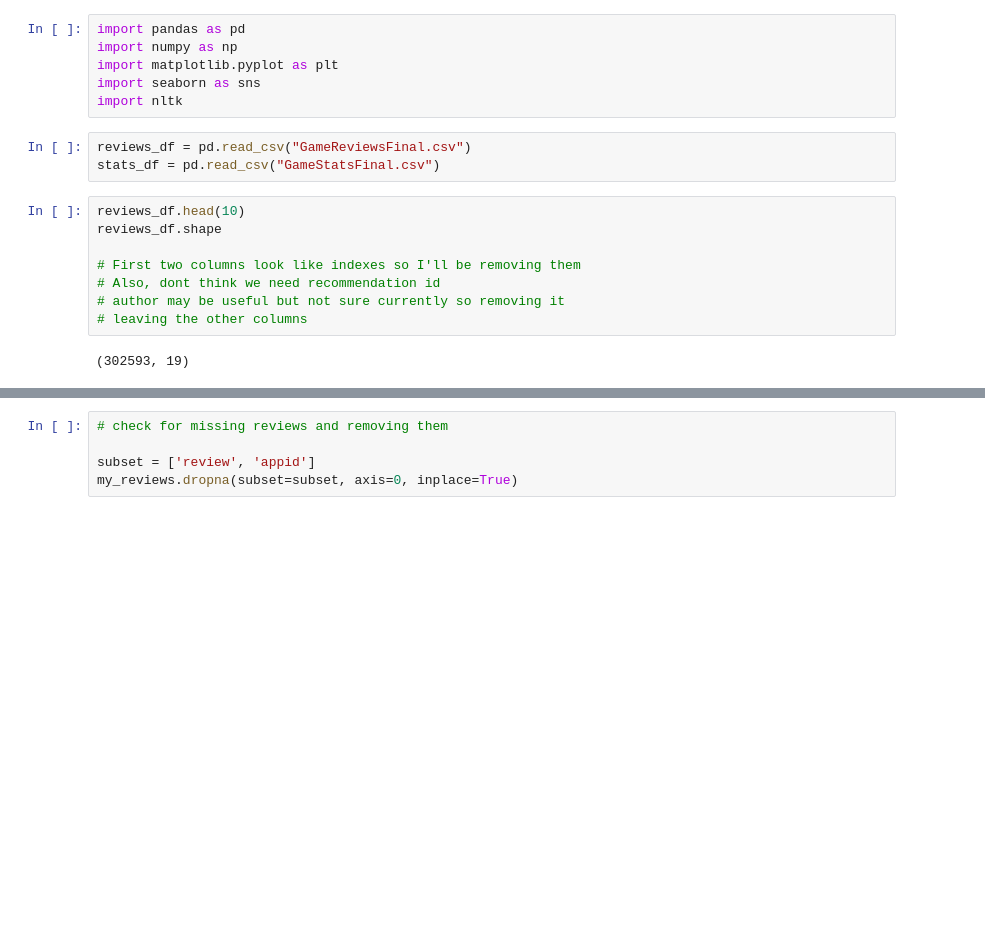
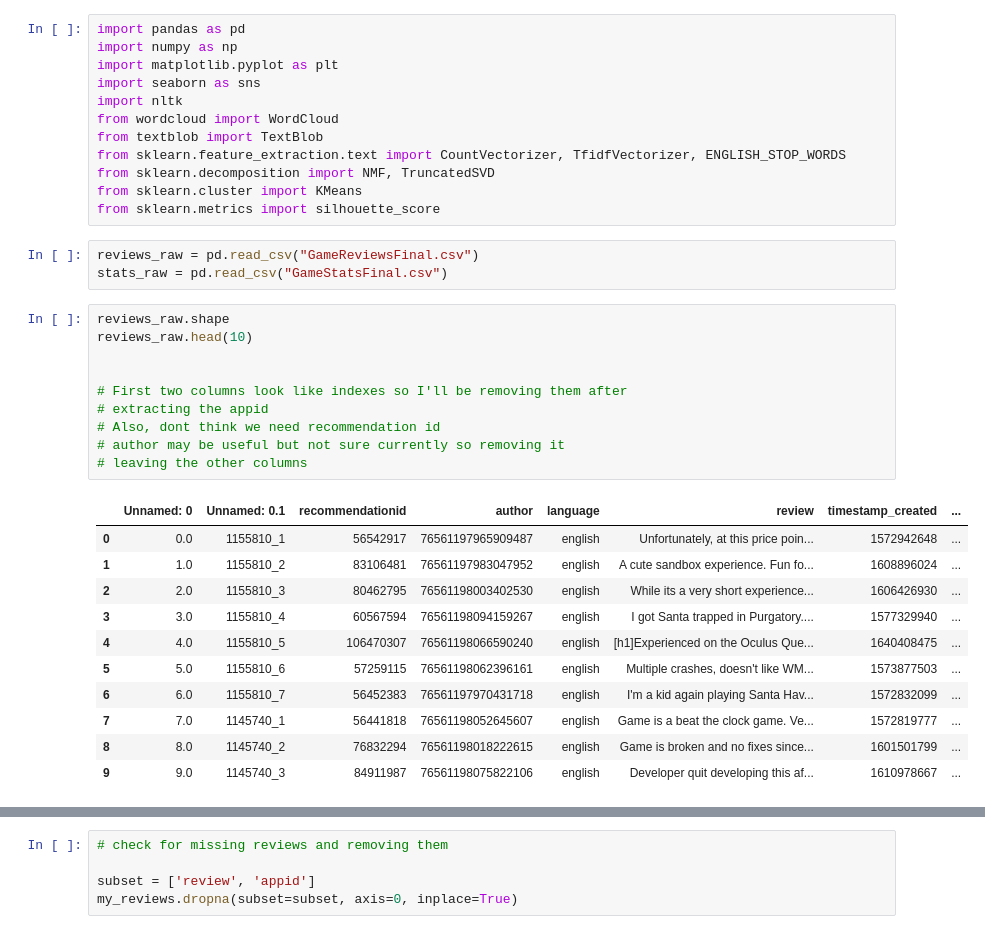
Before and after one commit to EdwinVIII/dataknights_project, a Jupyter notebook: Text Analysis.ipynb, the cells around one changed output, grey strips where cells are left out. Drawn from its saved outputs; the diff is of its cells as text; blank space fills up the shorter version.

Commit message:
Text analysis updated

```diff
--- a/Text Analysis.ipynb
+++ b/Text Analysis.ipynb
@@ -4,16 +4,34 @@ import numpy as np
 import matplotlib.pyplot as plt
 import seaborn as sns
 import nltk
+from wordcloud import WordCloud
+from textblob import TextBlob
+from sklearn.feature_extraction.text import CountVectorizer, TfidfVectorizer, ENGLISH_STOP_WORDS
+from sklearn.decomposition import NMF, TruncatedSVD
+from sklearn.cluster import KMeans
+from sklearn.metrics import silhouette_score
 # %%
-reviews_df = pd.read_csv("GameReviewsFinal.csv")
-stats_df = pd.read_csv("GameStatsFinal.csv")
+reviews_raw = pd.read_csv("GameReviewsFinal.csv")
+stats_raw = pd.read_csv("GameStatsFinal.csv")
 # %%
-reviews_df.head(10)
-reviews_df.shape
+reviews_raw.shape
+reviews_raw.head(10)
 
-# First two columns look like indexes so I'll be removing them
+
+# First two columns look like indexes so I'll be removing them after
+# extracting the appid
 # Also, dont think we need recommendation id
 # author may be useful but not sure currently so removing it
 # leaving the other columns
 # %% [output]
-(302593, 19)
+|  | Unnamed: 0 | Unnamed: 0.1 | recommendationid | author | language | review | timestamp_created | ... |
+| 0 | 0.0 | 1155810_1 | 56542917 | 76561197965909487 | english | Unfortunately, at this price poin... | 1572942648 | ... |
+| 1 | 1.0 | 1155810_2 | 83106481 | 76561197983047952 | english | A cute sandbox experience. Fun fo... | 1608896024 | ... |
+| 2 | 2.0 | 1155810_3 | 80462795 | 76561198003402530 | english | While its a very short experience... | 1606426930 | ... |
+| 3 | 3.0 | 1155810_4 | 60567594 | 76561198094159267 | english | I got Santa trapped in Purgatory.... | 1577329940 | ... |
+| 4 | 4.0 | 1155810_5 | 106470307 | 76561198066590240 | english | [h1]Experienced on the Oculus Que... | 1640408475 | ... |
+| 5 | 5.0 | 1155810_6 | 57259115 | 76561198062396161 | english | Multiple crashes, doesn't like WM... | 1573877503 | ... |
+| 6 | 6.0 | 1155810_7 | 56452383 | 76561197970431718 | english | I'm a kid again playing Santa Hav... | 1572832099 | ... |
+| 7 | 7.0 | 1145740_1 | 56441818 | 76561198052645607 | english | Game is a beat the clock game. Ve... | 1572819777 | ... |
+| 8 | 8.0 | 1145740_2 | 76832294 | 76561198018222615 | english | Game is broken and no fixes since... | 1601501799 | ... |
+| 9 | 9.0 | 1145740_3 | 84911987 | 76561198075822106 | english | Developer quit developing this af... | 1610978667 | ... |
```
Also changed, not shown: parts of 16 cells of this notebook.
